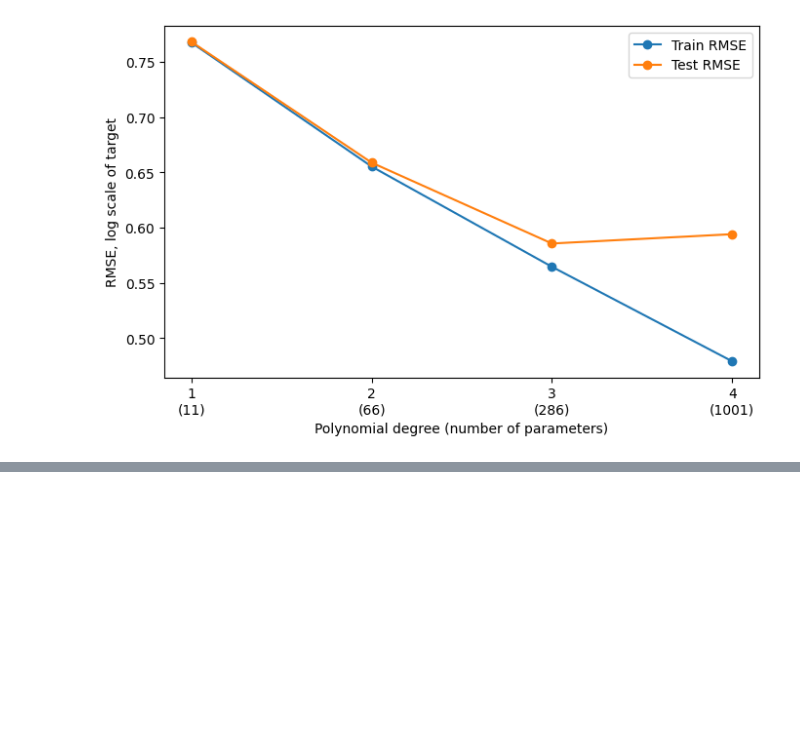
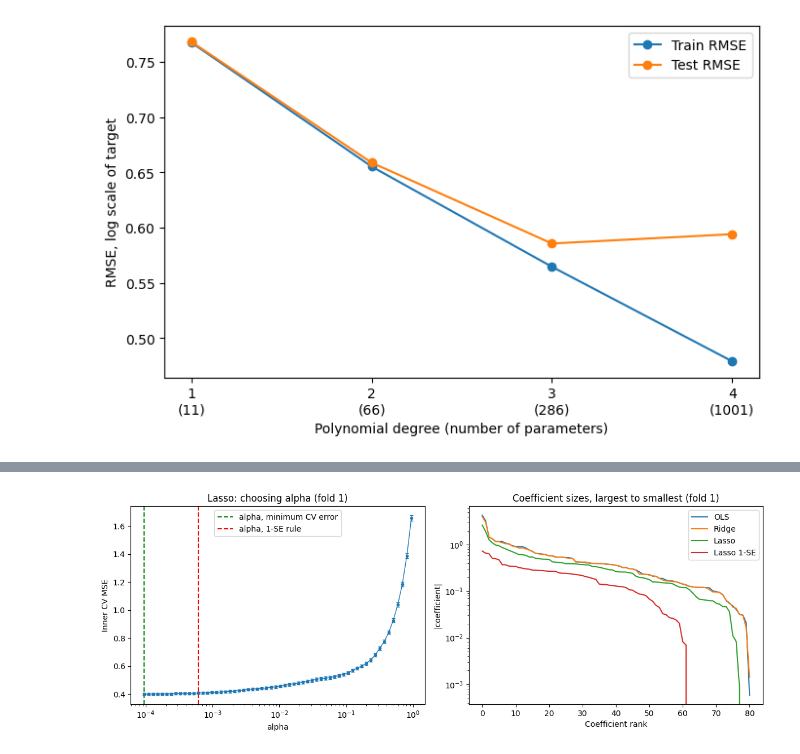
Before and after one commit to SimenGud/ML-Oblig-1, a Jupyter notebook: ML-Oblig1.ipynb, the cells around one changed output, grey strips where cells are left out. Cells and saved outputs as stored; diff of their text form; code cells hidden in the pictures; blank space fills up the shorter version.

```diff
--- a/ML-Oblig1.ipynb
+++ b/ML-Oblig1.ipynb
@@ -527,0 +624,20 @@ plt.show()
+# %%
+fig, axes = plt.subplots(1, 2, figsize=(12, 4.5))
+
+m, se = lasso_fold1.mse_path_.mean(axis=1), lasso_fold1.mse_path_.std(axis=1, ddof=1) / np.sqrt(5)
+axes[0].errorbar(lasso_fold1.alphas_, m, yerr=se, fmt="o-", ms=3, lw=1, capsize=2)
+axes[0].axvline(store["Lasso"]["alpha"][0], color="green", ls="--", label="alpha, minimum CV error")
+axes[0].axvline(store["Lasso 1-SE"]["alpha"][0], color="red", ls="--", label="alpha, 1-SE rule")
+axes[0].set(xscale="log", xlabel="alpha", ylabel="Inner CV MSE", title="Lasso: choosing alpha (fold 1)")
+axes[0].legend()
+
+for name, C in coef_all.items():
+    axes[1].plot(np.sort(np.abs(C[0]))[::-1], label=name)
+axes[1].set(yscale="log", xlabel="Coefficient rank", ylabel="|coefficient|",
+            title="Coefficient sizes, largest to smallest (fold 1)")
+axes[1].legend()
+plt.tight_layout()
+plt.savefig("figures/q22b_regularization.pdf", bbox_inches="tight")
+plt.show()
+# %% [output]
+[figure, added]
```
Also changed, not shown: parts of 3 cells of this notebook.
